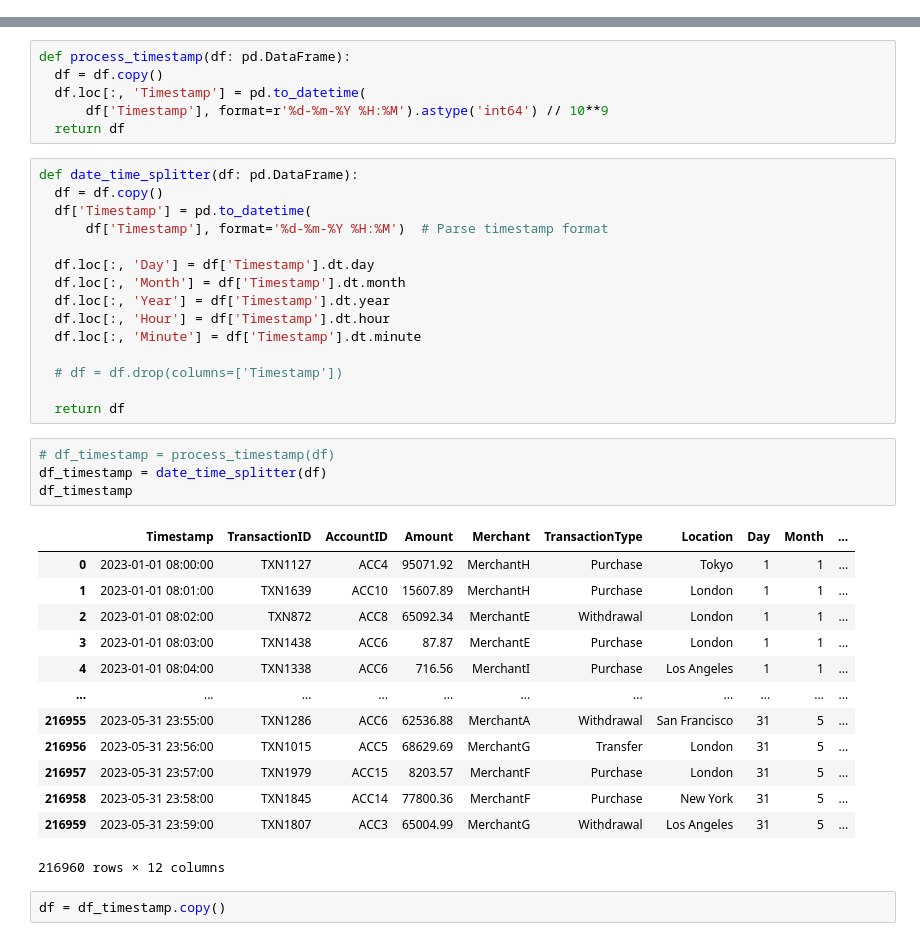
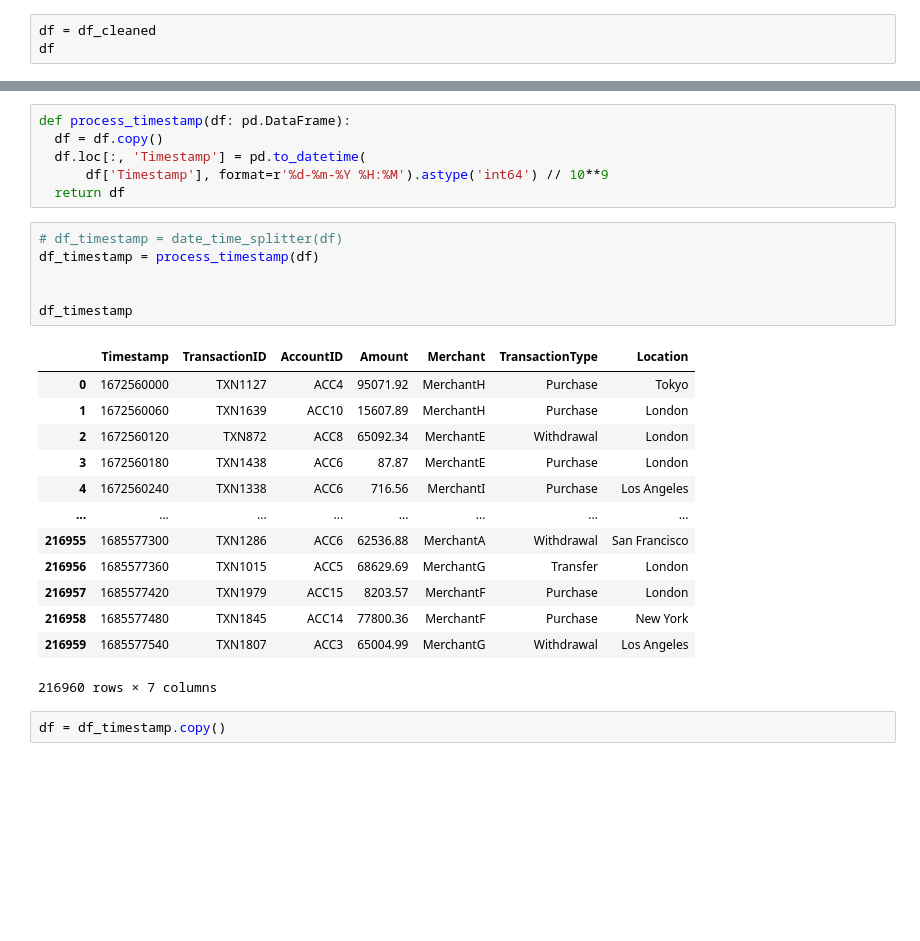
Before and after one commit to k26rahul/ML-Projects-March-2024, a Jupyter notebook: Financial-Anomaly-Data/Financial-Anomaly-Data.ipynb, the cells around one changed output, grey strips where cells are left out. Saved outputs shown, nothing was run; the diff lists cells and outputs as text; blank space fills up the shorter version.

```diff
--- a/Financial-Anomaly-Data/Financial-Anomaly-Data.ipynb
+++ b/Financial-Anomaly-Data/Financial-Anomaly-Data.ipynb
@@ -391,0 +411,3 @@ df
+# %%
+df = df_cleaned
+df
@@ -397,39 +507,26 @@ def process_timestamp(df: pd.DataFrame):
   df.loc[:, 'Timestamp'] = pd.to_datetime(
       df['Timestamp'], format=r'%d-%m-%Y %H:%M').astype('int64') // 10**9
   return df
-# %%
-def date_time_splitter(df: pd.DataFrame):
-  df = df.copy()
-  df['Timestamp'] = pd.to_datetime(
-      df['Timestamp'], format='%d-%m-%Y %H:%M')  # Parse timestamp format
-
-  df.loc[:, 'Day'] = df['Timestamp'].dt.day
-  df.loc[:, 'Month'] = df['Timestamp'].dt.month
-  df.loc[:, 'Year'] = df['Timestamp'].dt.year
-  df.loc[:, 'Hour'] = df['Timestamp'].dt.hour
-  df.loc[:, 'Minute'] = df['Timestamp'].dt.minute
-
-  # df = df.drop(columns=['Timestamp'])
-
-  return df
 # %%
-# df_timestamp = process_timestamp(df)
-df_timestamp = date_time_splitter(df)
+# df_timestamp = date_time_splitter(df)
+df_timestamp = process_timestamp(df)
+
+
 df_timestamp
 # %% [output]
-|  | Timestamp | TransactionID | AccountID | Amount | Merchant | TransactionType | Location | Day | Month | ... |
-| 0 | 2023-01-01 08:00:00 | TXN1127 | ACC4 | 95071.92 | MerchantH | Purchase | Tokyo | 1 | 1 | ... |
-| 1 | 2023-01-01 08:01:00 | TXN1639 | ACC10 | 15607.89 | MerchantH | Purchase | London | 1 | 1 | ... |
-| 2 | 2023-01-01 08:02:00 | TXN872 | ACC8 | 65092.34 | MerchantE | Withdrawal | London | 1 | 1 | ... |
-| 3 | 2023-01-01 08:03:00 | TXN1438 | ACC6 | 87.87 | MerchantE | Purchase | London | 1 | 1 | ... |
-| 4 | 2023-01-01 08:04:00 | TXN1338 | ACC6 | 716.56 | MerchantI | Purchase | Los Angeles | 1 | 1 | ... |
-| ... | ... | ... | ... | ... | ... | ... | ... | ... | ... | ... |
-| 216955 | 2023-05-31 23:55:00 | TXN1286 | ACC6 | 62536.88 | MerchantA | Withdrawal | San Francisco | 31 | 5 | ... |
-| 216956 | 2023-05-31 23:56:00 | TXN1015 | ACC5 | 68629.69 | MerchantG | Transfer | London | 31 | 5 | ... |
-| 216957 | 2023-05-31 23:57:00 | TXN1979 | ACC15 | 8203.57 | MerchantF | Purchase | London | 31 | 5 | ... |
-| 216958 | 2023-05-31 23:58:00 | TXN1845 | ACC14 | 77800.36 | MerchantF | Purchase | New York | 31 | 5 | ... |
-| 216959 | 2023-05-31 23:59:00 | TXN1807 | ACC3 | 65004.99 | MerchantG | Withdrawal | Los Angeles | 31 | 5 | ... |
+|  | Timestamp | TransactionID | AccountID | Amount | Merchant | TransactionType | Location |
+| 0 | 1672560000 | TXN1127 | ACC4 | 95071.92 | MerchantH | Purchase | Tokyo |
+| 1 | 1672560060 | TXN1639 | ACC10 | 15607.89 | MerchantH | Purchase | London |
+| 2 | 1672560120 | TXN872 | ACC8 | 65092.34 | MerchantE | Withdrawal | London |
+| 3 | 1672560180 | TXN1438 | ACC6 | 87.87 | MerchantE | Purchase | London |
+| 4 | 1672560240 | TXN1338 | ACC6 | 716.56 | MerchantI | Purchase | Los Angeles |
+| ... | ... | ... | ... | ... | ... | ... | ... |
+| 216955 | 1685577300 | TXN1286 | ACC6 | 62536.88 | MerchantA | Withdrawal | San Francisco |
+| 216956 | 1685577360 | TXN1015 | ACC5 | 68629.69 | MerchantG | Transfer | London |
+| 216957 | 1685577420 | TXN1979 | ACC15 | 8203.57 | MerchantF | Purchase | London |
+| 216958 | 1685577480 | TXN1845 | ACC14 | 77800.36 | MerchantF | Purchase | New York |
+| 216959 | 1685577540 | TXN1807 | ACC3 | 65004.99 | MerchantG | Withdrawal | Los Angeles |
-216960 rows × 12 columns
+216960 rows × 7 columns
 # %%
 df = df_timestamp.copy()
 # %% [markdown]
```
Also changed, not shown: parts of 19 cells of this notebook.
